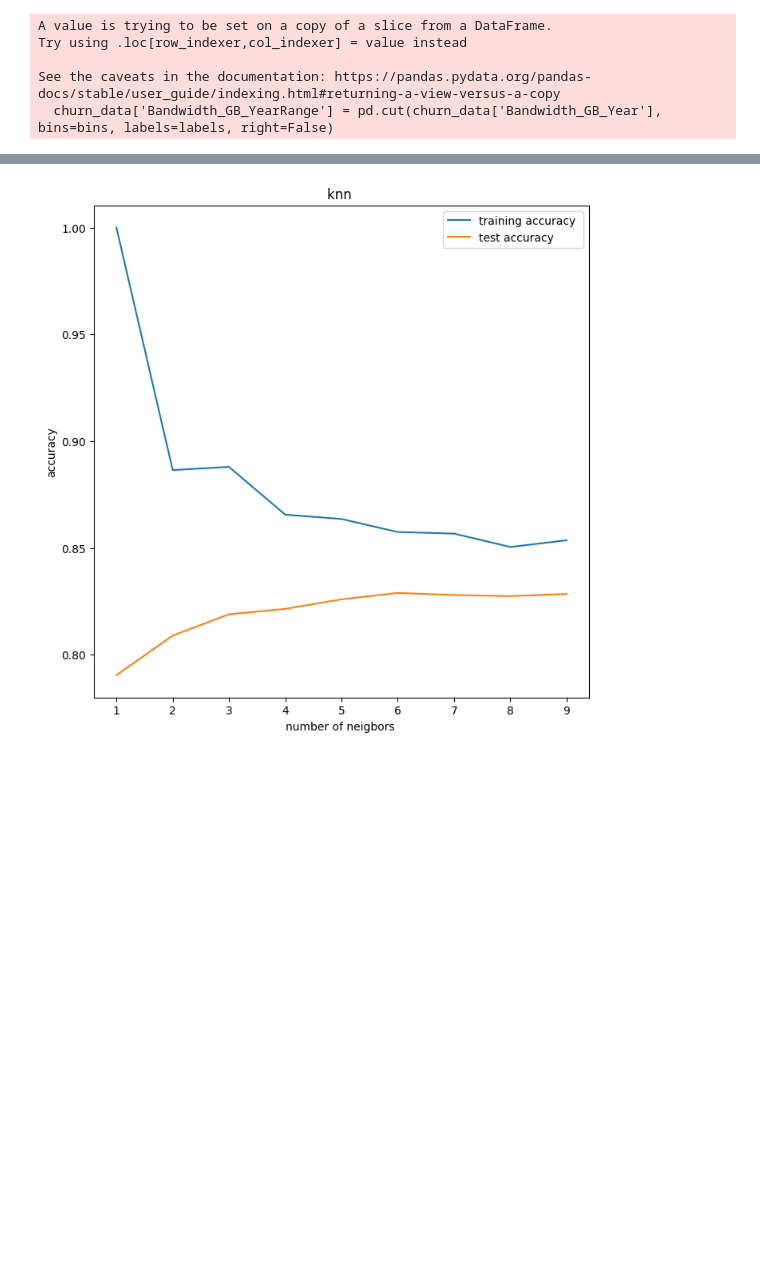
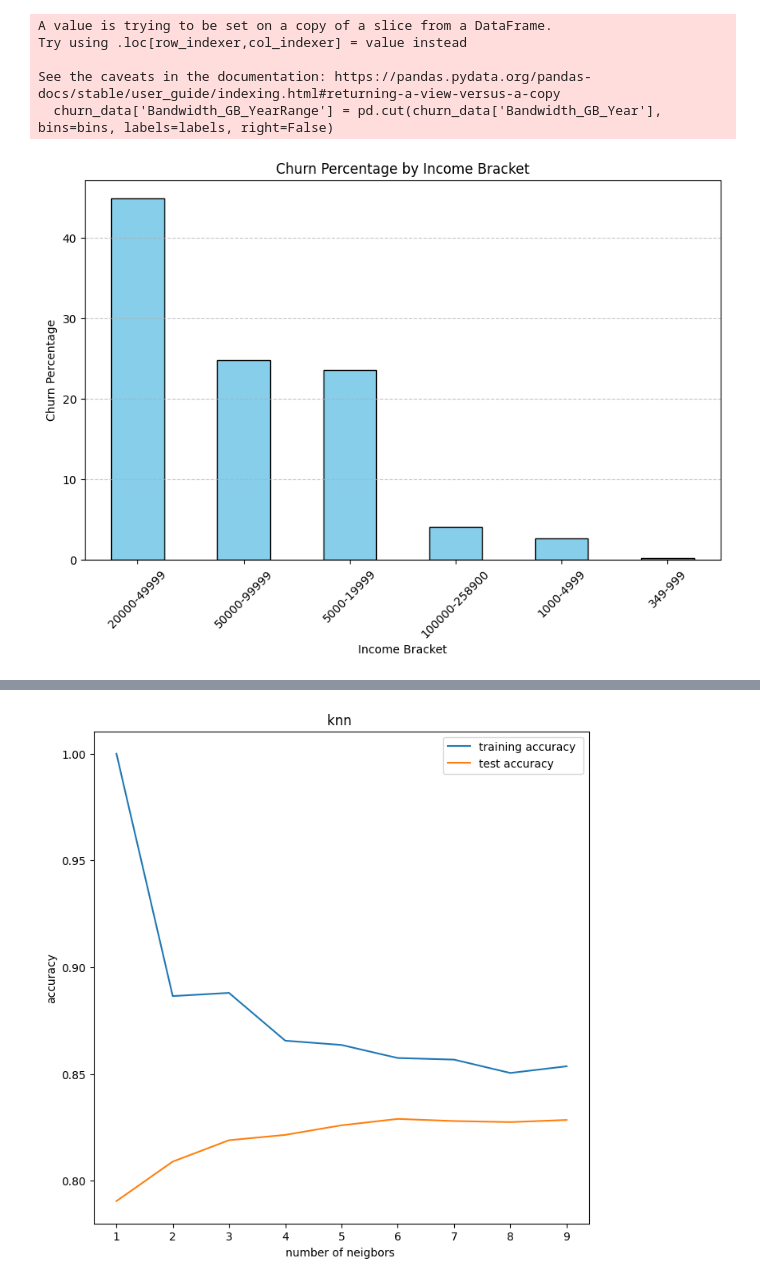
Before and after one commit to amr-salah92/-Customer-Churn-Prediction-in-Telecommunications, a Jupyter notebook: Customer Churn Prediction in Telecommunications.ipynb, the cells around one changed output, grey strips where cells are left out. Saved outputs shown, nothing was run; the diff lists cells and outputs as text; code cells hidden in the pictures; blank space fills up the shorter version.

```diff
--- a/Customer Churn Prediction in Telecommunications.ipynb
+++ b/Customer Churn Prediction in Telecommunications.ipynb
@@ -350,3 +349,14 @@ Try using .loc[row_indexer,col_indexer] = value instead
 
 See the caveats in the documentation: https://pandas.pydata.org/pandas-docs/stable/user_guide/indexing.html#returning-a-view-versus-a-copy
   churn_data['Bandwidth_GB_YearRange'] = pd.cut(churn_data['Bandwidth_GB_Year'], bins=bins, labels=labels, right=False)
+# %%
+# Plot a bar chart for churn by income bracket
+churn_percent_by_incomeRange.plot(kind='bar', figsize=(10, 6), color='skyblue', edgecolor='black')
+plt.title('Churn Percentage by Income Bracket')
+plt.xlabel('Income Bracket')
+plt.ylabel('Churn Percentage')
+plt.xticks(rotation=45)
+plt.grid(axis='y', linestyle='--', alpha=0.7)
+plt.show()
+# %% [output]
+[figure, added]
```
Also changed, not shown: parts of 3 cells of this notebook.
